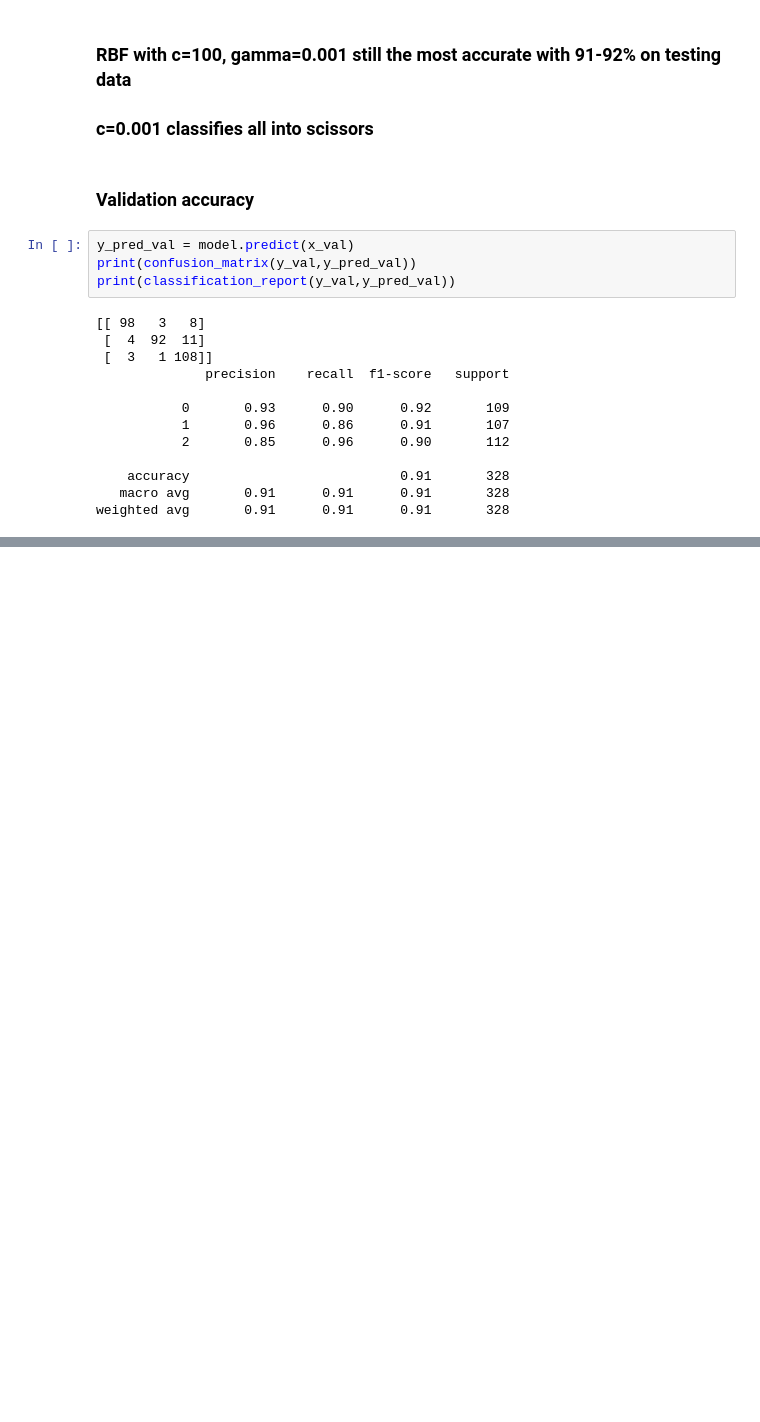
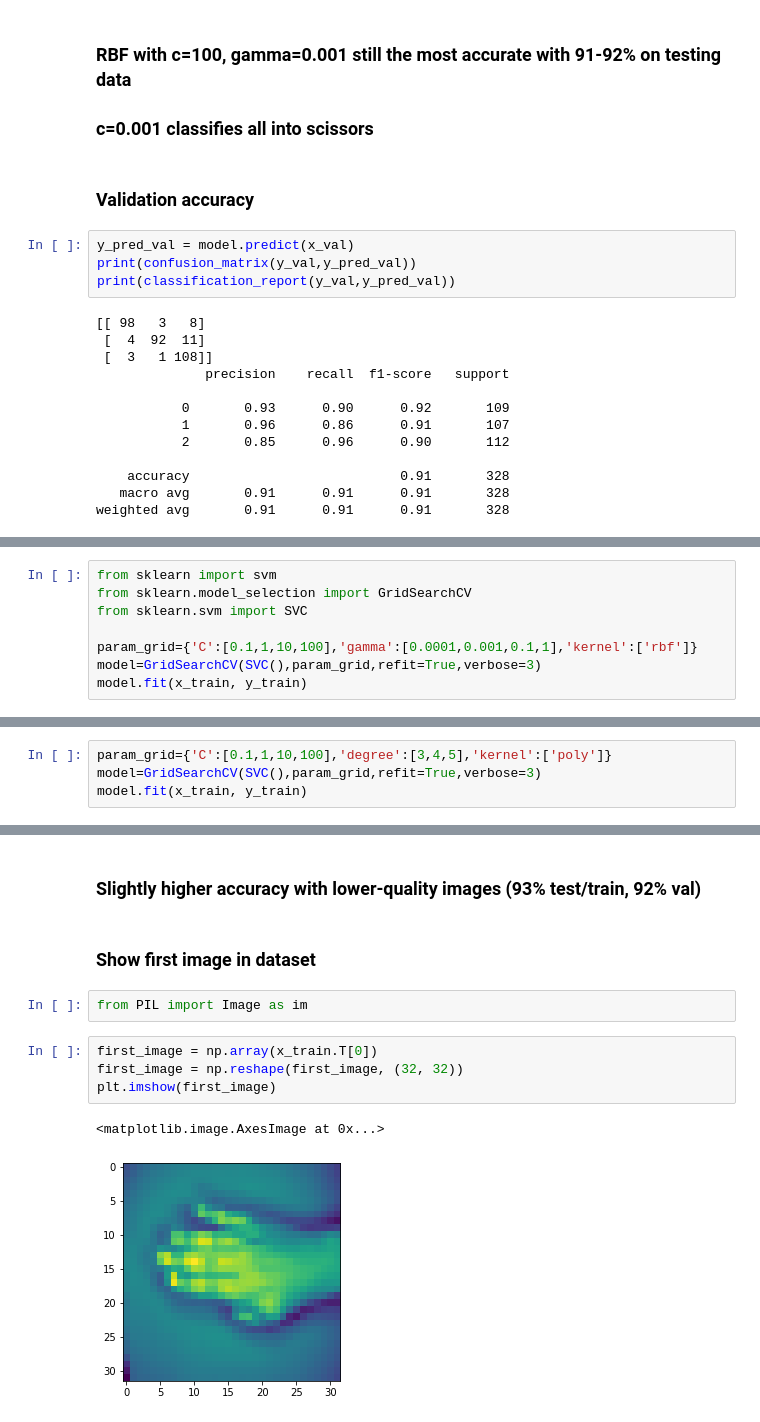
Before and after one commit to YiteWang/STAT542Group10, a Jupyter notebook: MidtermSVM.ipynb, the cells around one changed output, grey strips where cells are left out. Drawn from its saved outputs; the diff is of its cells as text; blank space fills up the shorter version.

```diff
--- a/MidtermSVM.ipynb
+++ b/MidtermSVM.ipynb
@@ -356,0 +546,8 @@ weighted avg       0.91      0.91      0.91       328
+# %%
+from sklearn import svm
+from sklearn.model_selection import GridSearchCV
+from sklearn.svm import SVC
+
+param_grid={'C':[0.1,1,10,100],'gamma':[0.0001,0.001,0.1,1],'kernel':['rbf']}
+model=GridSearchCV(SVC(),param_grid,refit=True,verbose=3)
+model.fit(x_train, y_train)
@@ -356,0 +580,4 @@ weighted avg       0.91      0.91      0.91       328
+# %%
+param_grid={'C':[0.1,1,10,100],'degree':[3,4,5],'kernel':['poly']}
+model=GridSearchCV(SVC(),param_grid,refit=True,verbose=3)
+model.fit(x_train, y_train)
@@ -356,0 +675,13 @@ weighted avg       0.91      0.91      0.91       328
+# %% [markdown]
+### Slightly higher accuracy with lower-quality images (93% test/train, 92% val)
+# %% [markdown]
+### Show first image in dataset
+# %%
+from PIL import Image as im
+# %%
+first_image = np.array(x_train.T[0])
+first_image = np.reshape(first_image, (32, 32))
+plt.imshow(first_image)
+# %% [output]
+<matplotlib.image.AxesImage at 0x...>
+[figure, added]
```
Also changed, not shown: parts of 37 cells of this notebook.
